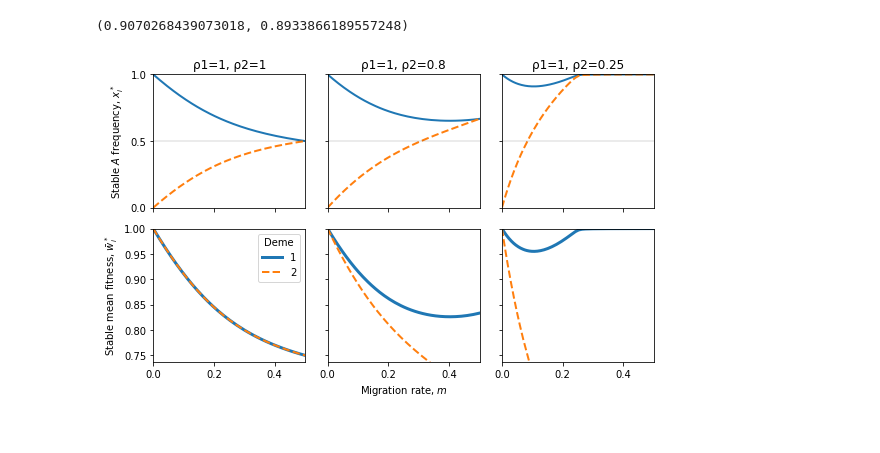
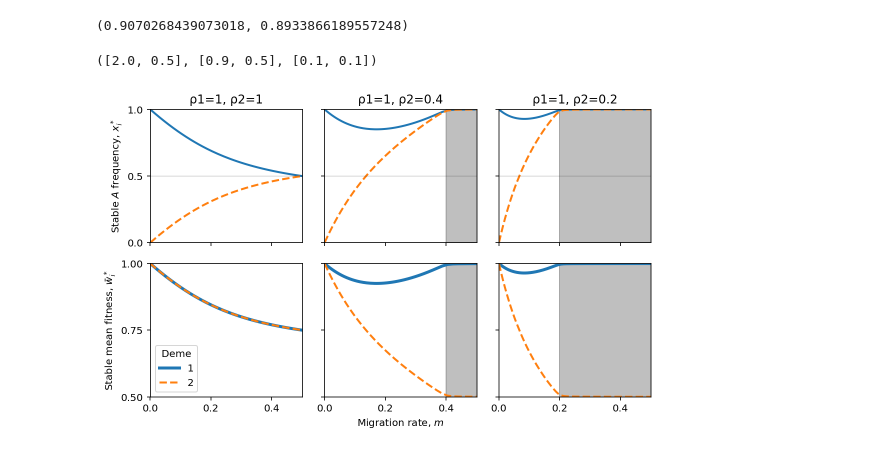
Before and after one commit to yoavram/Sunnyvale, a Jupyter notebook: notebooks/migration.ipynb, the cells around one changed output. Saved outputs shown, nothing was run; the diff lists cells and outputs as text; code cells hidden in the pictures.

Commit message:
analytic results for migration model

```diff
--- a/notebooks/migration.ipynb
+++ b/notebooks/migration.ipynb
@@ -41,6 +41,10 @@ def mf(x, w):
     x1, x2 = x
     w1, w2 = w
     return (1-x1+x1*w1)/np.maximum(w1, 1), (1-x2+x2*w2)/np.maximum(w2, 1)
+
+def solution(w, ρ, m):
+    Δ = np.sqrt(m**2*(w+1)**2 + (w-1)**2*(1-2*m))
+    return (w-1-m*(w+1)+Δ)/(2*(w-1)), (w-1+m*(w+1)-Δ)/(2*(w-1))
 # %%
 x = [0.5, 0.5]
 w = [2., 0.5]
@@ -53,7 +57,7 @@ mf(x, w)
 (0.9070268439073018, 0.8933866189557248)
 # %%
 x = [0.5, 0.5]
-w = [2., 0.5]
+w = [2., 1/2.]
 ρ = [0.9, 0.5]
 m = [0.1] * 2
 
@@ -62,41 +66,55 @@ xstar = np.array([
     equil(x, w, ρ, (m, m))
     for m in ms
 ])
+# %%
+w, ρ, m
+# %% [output]
+([2.0, 0.5], [0.9, 0.5], [0.1, 0.1])
 # %%
 fig, axes = plt.subplots(2, 3, figsize=(8, 5), sharex=True, sharey='row')
 
-for j, ρ in enumerate([(1,1), (1, 0.8), (1, 0.25)]):
+for j, ρ in enumerate([(1,1), (1, 0.4), (1, 0.2)]):
     xstar = np.array([
         equil(x, w, ρ, (m, m))
+        for m in ms
+    ])
+    xsol = np.array([ # analytic solution
+        solution(w[0], 1, m)
         for m in ms
     ])
 
     ax = axes[0,j]
     lines = ax.plot(ms, xstar, lw=2)
     lines[1].set_linestyle('--')
+#     lines_sol = ax.plot(ms, xsol, lw=1, ls='--', alpha=0.5)
+#     for line1, line2 in zip(lines, lines_sol):
+#         line2.set_color(line1.get_color())
+    ax.fill_between([((w[0]-1)*ρ[1])/((w[0]-1)*ρ[1]+1-ρ[1]), 1], [1, 1], alpha=0.25, color='k')
     if j == 0:
         ax.set(
             ylabel=('Stable $A$ frequency, $x_i^*$'),
             ylim=(0, 1),
             yticks=[0, 0.5, 1],
             xlim=(ms.min(), ms.max()),
         )
     ax.set_title('ρ1={}, ρ2={}'.format(*ρ))
     ax.axhline(0.5, ls='-', color='k', alpha=0.1)
 
     ax = axes[1,j]
     mf1, mf2 = mf(xstar.T, w)
     ax.plot(ms, mf1, lw=3)
     ax.plot(ms, mf2, ls='--', lw=2)
+    ax.fill_between([((w[0]-1)*ρ[1])/((w[0]-1)*ρ[1]+1-ρ[1]), 1], [1, 1], alpha=0.25, color='k')
     if j == 0:
         ax.set(
             ylabel=(r'Stable mean fitness, $\bar{w}^*_i$'),
-            ylim=(None, 1),
+            ylim=(0.5, 1),
+            yticks=[0.5, 0.75, 1],
             xlim=(ms.min(), ms.max())
         )
-        ax.legend([r'1', r'2'], title='Deme', loc='upper right')
+        ax.legend([r'1', r'2'], title='Deme', loc='lower left')
     if j == 1: ax.set_xlabel('Migration rate, $m$')
 fig.tight_layout()
-fig.savefig('../figures/migration.pdf', dpi=300)
+fig.savefig('../figures/migration_m.pdf', dpi=300)
 # %% [output]
-[figure, old version]
+[figure, new version]
```
Also changed, not shown: parts of 3 cells of this notebook, 2 other files.
